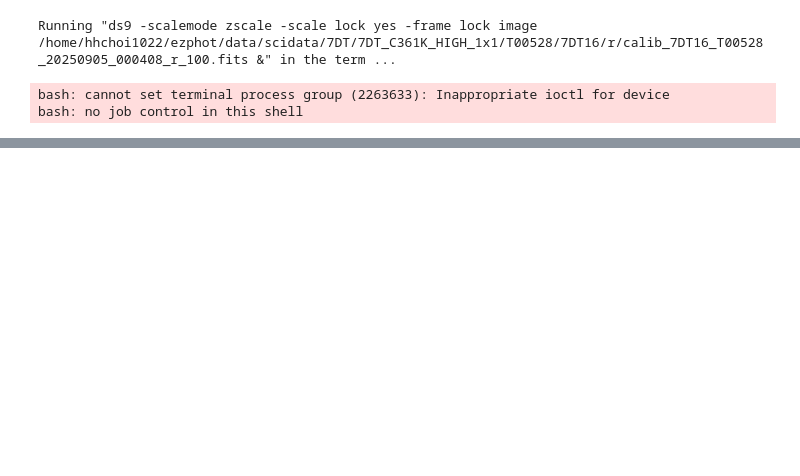
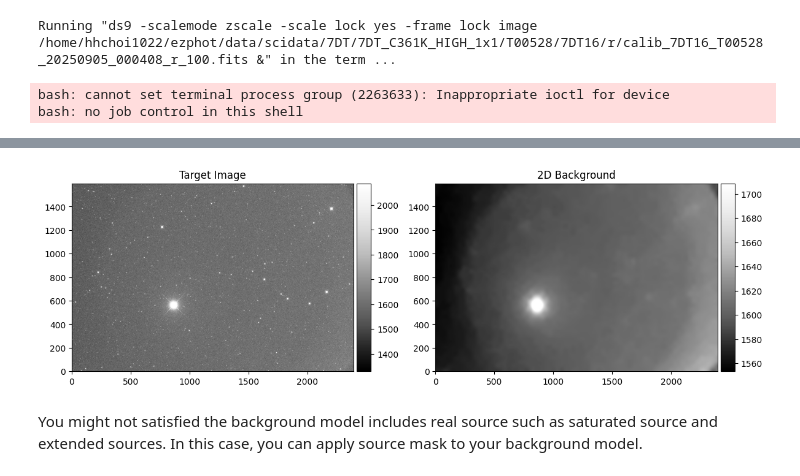
Before and after one commit to hhchoi1022/ezphot, a Jupyter notebook: docs/example/imagestacking.ipynb, the cells around one changed output, grey strips where cells are left out. Cells and saved outputs as stored; diff of their text form; code cells hidden in the pictures; blank space fills up the shorter version.

```diff
--- a/docs/example/imagestacking.ipynb
+++ b/docs/example/imagestacking.ipynb
@@ -152,7 +273,8 @@ ScienceImage(
 # %%
 #To clear the memory, run ScienceImage.clear()
-target_imglist[0].clear()
-target_imglist[0]
+target_img = target_imglist[0]
+target_img.clear()
+target_img
 # %% [output]
 ScienceImage(
   is_exists   = True,
@@ -168,6 +320,6 @@ ScienceImage(
 # %%
 # You can check the image with ds9 if X11 forward is available (via SSH)
-target_imglist[0].run_ds9()
+target_img.run_ds9()
 # %% [output]
 Running "ds9 -scalemode zscale -scale lock yes -frame lock image /home/hhchoi1022/ezphot/data/scidata/7DT/7DT_C361K_HIGH_1x1/T00528/7DT16/r/calib_7DT16_T00528_20250905_000408_r_100.fits &" in the term ...
 bash: cannot set terminal process group (2263633): Inappropriate ioctl for device
@@ -217,0 +350,6 @@ NAXIS : 9576  6388
+# %%
+from ezphot.methods import BackgroundGenerator
+# You can calculate the background map with the BackgroundGenerator class.
+
+bg_generator = BackgroundGenerator()
+bg_generator.help()
@@ -217,0 +363,19 @@ NAXIS : 9576  6388
+# %%
+# Calculate the background map with SEP
+target_bkg = bg_generator.estimate_with_sep(
+    target_img = target_img,
+    target_srcmask = None,
+    target_ivpmask = None,
+    is_2D_bkg = True,
+    box_size = 128,
+    filter_size = 3,
+    save = False,
+    verbose = True,
+    visualize = True,
+    save_fig = False
+)
+# %% [output]
+[figure, added]
+# %% [markdown]
+You might not satisfied the background model includes real source such as saturated source and extended sources.
+In this case, you can apply source mask to your background model.
```
Also changed, not shown: parts of 33 cells of this notebook, 1 other file.
